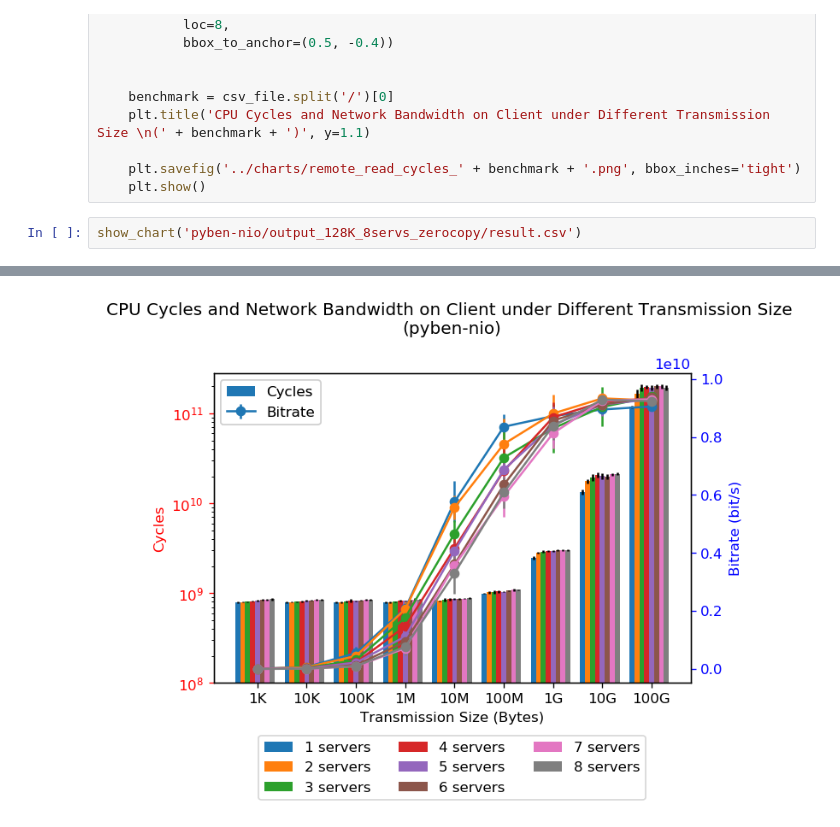
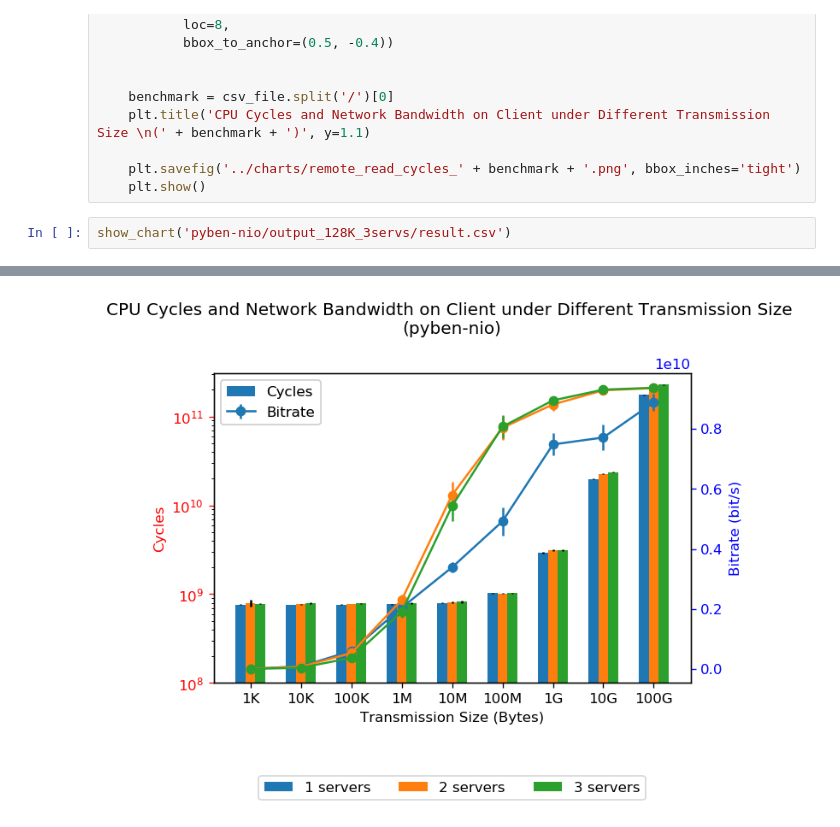
Before and after one commit to ljishen/EuCycles, a Jupyter notebook: analysis/notebooks/visualization_nserv.ipynb, the cells around one changed output, grey strips where cells are left out. Cells and saved outputs as stored; diff of their text form.

Commit message:
Generate chart for the result of running pyben-nio with 3 servers

```diff
--- a/analysis/notebooks/visualization_nserv.ipynb
+++ b/analysis/notebooks/visualization_nserv.ipynb
@@ -102,5 +102,5 @@ def show_chart(csv_file):
     plt.savefig('../charts/remote_read_cycles_' + benchmark + '.png', bbox_inches='tight')
     plt.show()
 # %%
-show_chart('pyben-nio/output_128K_8servs_zerocopy/result.csv')
+show_chart('pyben-nio/output_128K_3servs/result.csv')
 # %% [output]
@@ -122 +122 @@ show_chart('pyben-nio/output_128K_8servs_zerocopy/result.csv')
-[figure, old version]
+[figure, new version]
```
Also changed, not shown: parts of 1 cell of this notebook, 2 other files.
